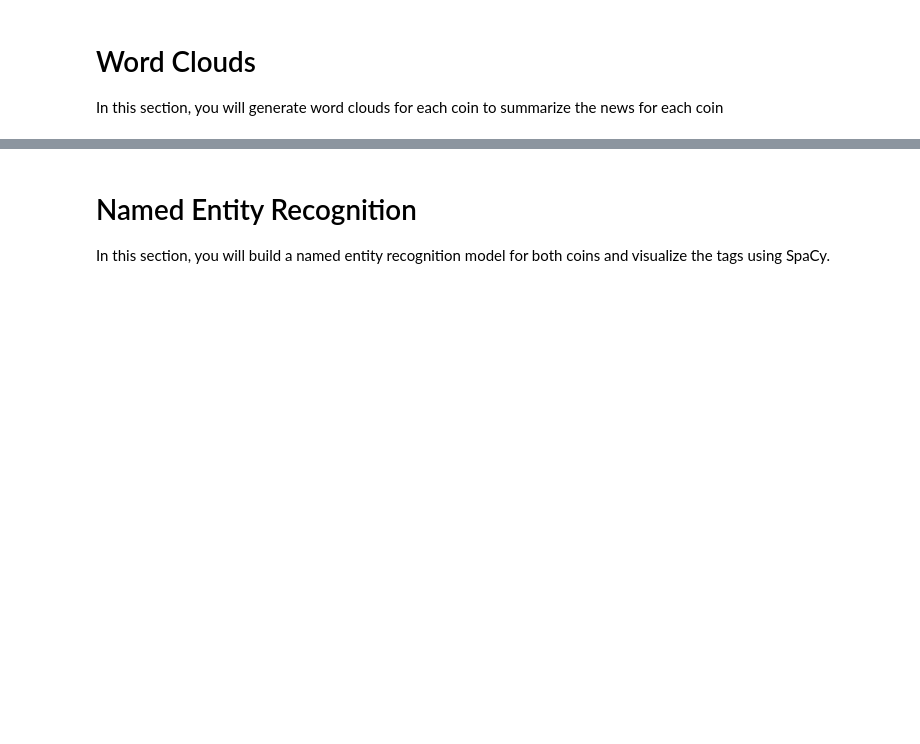
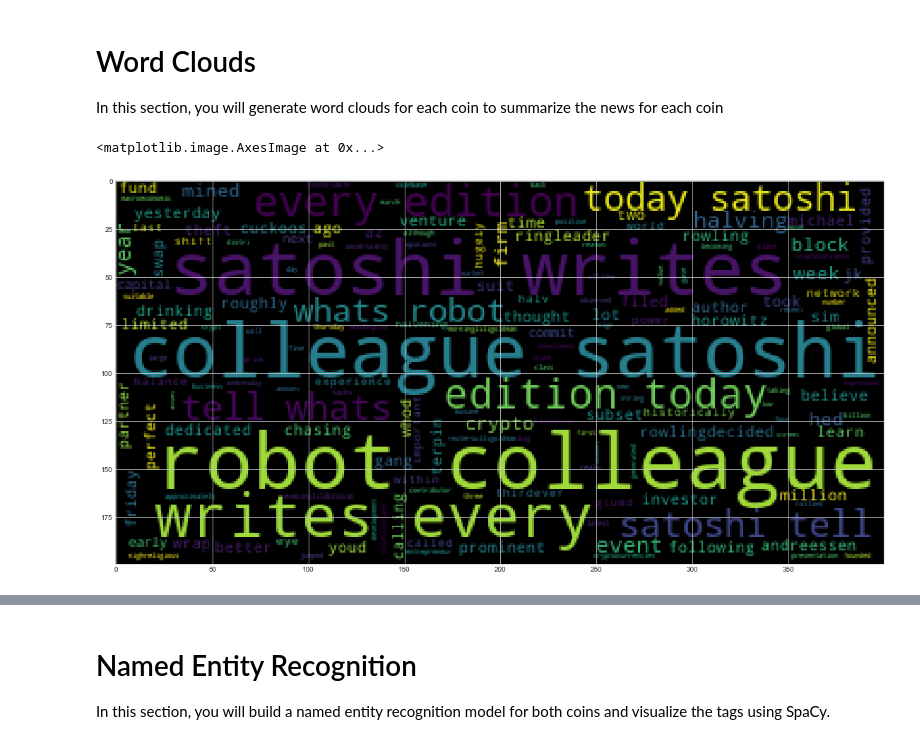
Before and after one commit to CPix18/MyFinTechRepo, a Jupyter notebook: HW9- NLP/Instructions/Starter_Code/crypto_sentiment.ipynb, the cells around one changed output, grey strips where cells are left out. Saved outputs shown, nothing was run; the diff lists cells and outputs as text; code cells hidden in the pictures; blank space fills up the shorter version.

```diff
--- a/HW9- NLP/Instructions/Starter_Code/crypto_sentiment.ipynb
+++ b/HW9- NLP/Instructions/Starter_Code/crypto_sentiment.ipynb
@@ -250,9 +250,9 @@ from nltk.stem import WordNetLemmatizer
 import re
 import nltk
 # %%
-sw_addons = set(['char', 'ha', 'bitcoinnotedterf', 'wa', 'fucking', 'another', 'btc', 'bitcoin', 'going', 'daywelcome', 'another', 'nakaboto'])
+sw_addons = set(['char', 'ha', 'bitcoinnotedterf', 'wa', 'fucking', 'another', 'btc', 'bitcoin', 'going', 'daywelcome', 'another', 'nakaboto', 'un', 'Satoshi Nakaboto'])
 # %%
-big_string = ' '.join([article['content'] for article in bitcoin_articles['articles'] if article['content']])
+btc_big_string = ' '.join([article['content'] for article in bitcoin_articles['articles'] if article['content']])
 # %%
 lemmatizer = WordNetLemmatizer()
 def process_text(doc):
@@ -340,19 +340,23 @@ mpl.rcParams['figure.figsize'] = [20.0, 10.0]
 # %%
 # Generate the Bitcoin word cloud
 def process_text(doc):
     sw = set(stopwords.words('english'))
+    sw = sw.union(sw_addons)
     regex = re.compile("[^a-zA-Z ]")
     re_clean = regex.sub('', doc)
     words = word_tokenize(re_clean)
     lem = [lemmatizer.lemmatize(word) for word in words]
     output = [word.lower() for word in lem if word.lower() not in sw]
     return ' '.join(output)
 
 big_string = ' '.join(corpus)
-input_text = process_text(big_string)
+input_text = process_text(btc_big_string)
 
 wc = WordCloud().generate(input_text)
 plt.imshow(wc)
+# %% [output]
+<matplotlib.image.AxesImage at 0x...>
+[figure, added]
 # %%
 # Generate the Ethereum word cloud
 def process_text(doc):
```
Also changed, not shown: parts of 12 cells of this notebook, 5 other files.
